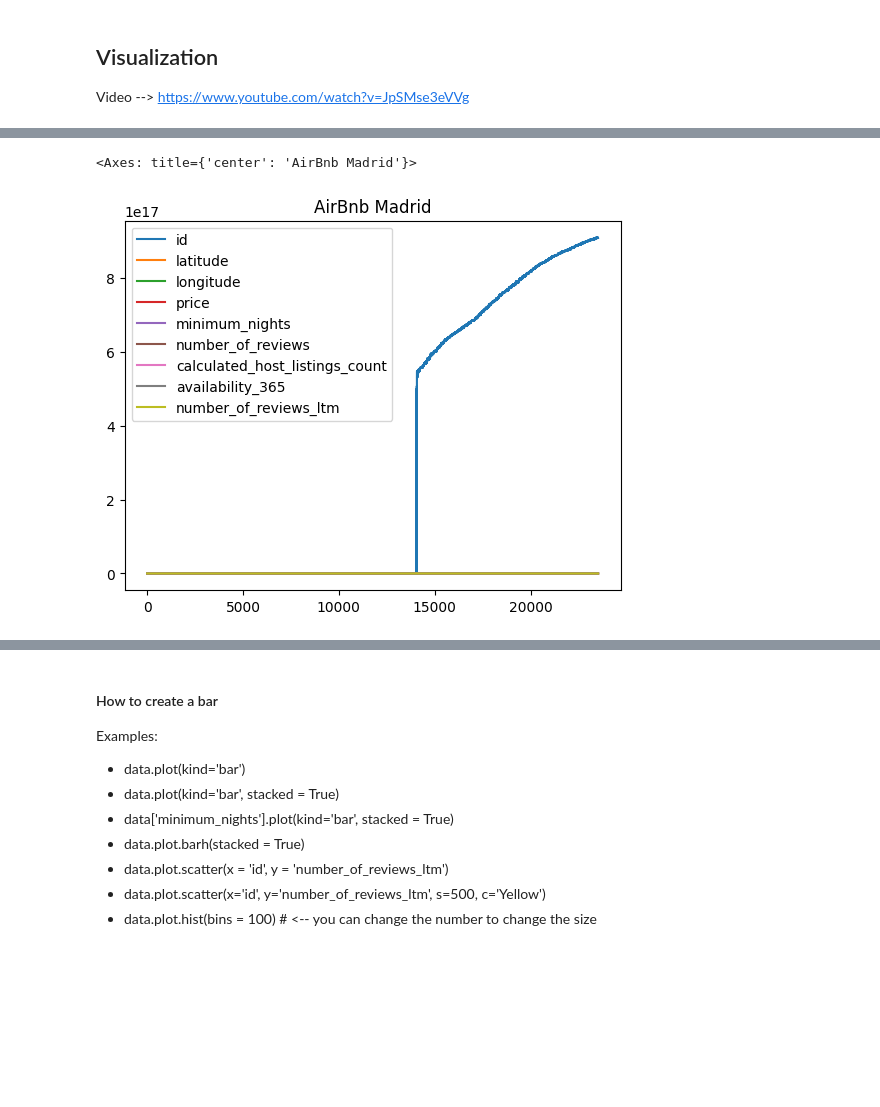
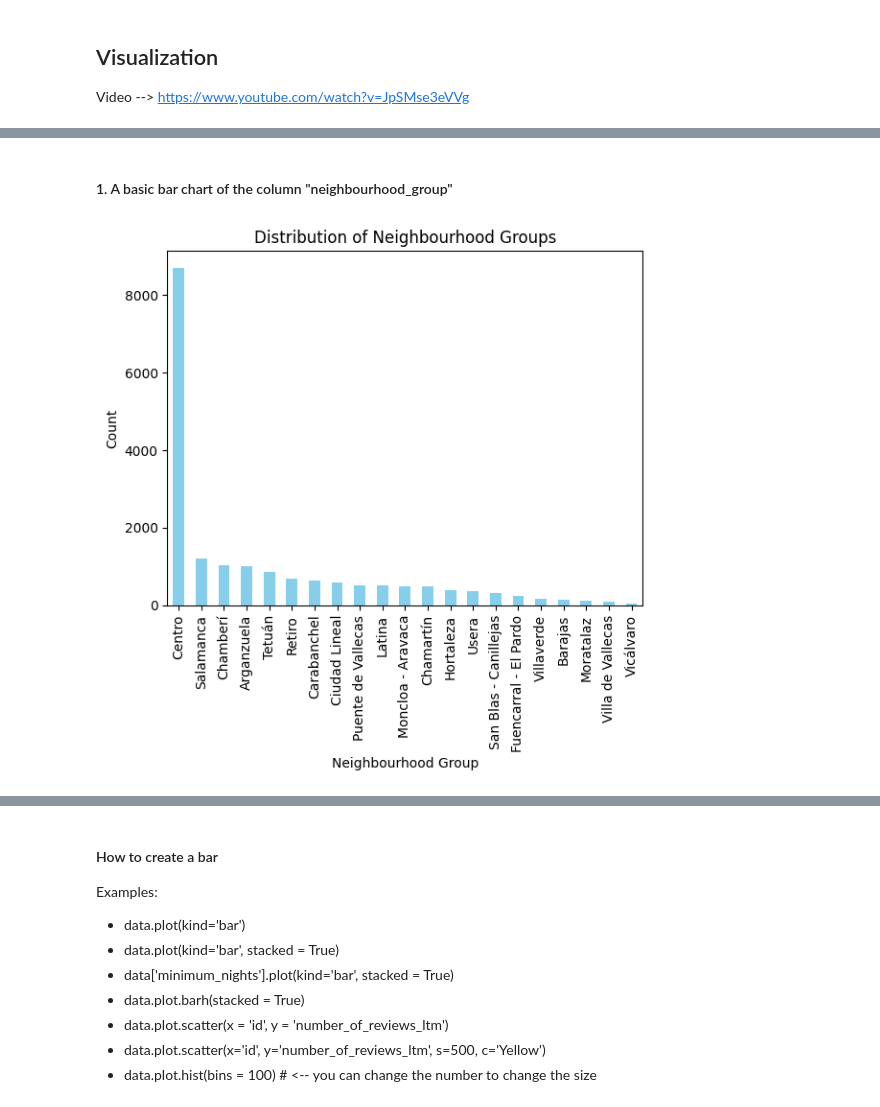
Before and after one commit to Monalaihoi/Training, a Jupyter notebook: airbnb_data2023.ipynb, the cells around one changed output, grey strips where cells are left out. Cells and saved outputs as stored; diff of their text form; code cells hidden in the pictures; blank space fills up the shorter version.

```diff
--- a/airbnb_data2023.ipynb
+++ b/airbnb_data2023.ipynb
@@ -555,0 +556,3 @@ data
+# %%
+data = data.dropna(subset=['last_review']) # This will remove the NaT only from column 'last_review'
+data
@@ -575,6 +576,19 @@ array([<Axes: >, <Axes: >, <Axes: >, <Axes: >, <Axes: >, <Axes: >,
-# %%
-# Add a title
-data.plot(kind='line', title='AirBnb Madrid')
-# %% [output]
-<Axes: title={'center': 'AirBnb Madrid'}>
-[figure, removed]
+# %% [markdown]
+#### 1. A basic bar chart of the column "neighbourhood_group"
+# %%
+
+# Assuming 'neighbourhood_group' is the column in your DataFrame
+neighborhood_counts = data['neighbourhood_group'].value_counts()
+
+# Plotting a bar chart
+neighborhood_counts.plot(kind='bar', color='skyblue')
+
+# Adding labels and title
+plt.xlabel('Neighbourhood Group')
+plt.ylabel('Count')
+plt.title('Distribution of Neighbourhood Groups')
+
+# Display the plot
+plt.show()
+# %% [output]
+[figure, added]
```
Also changed, not shown: parts of 47 cells of this notebook.
